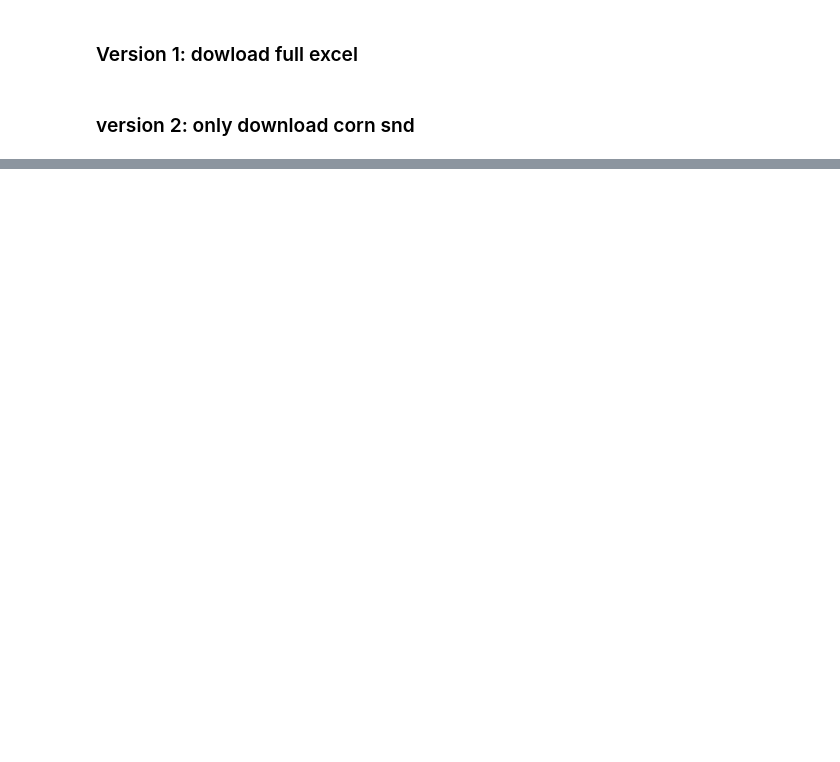
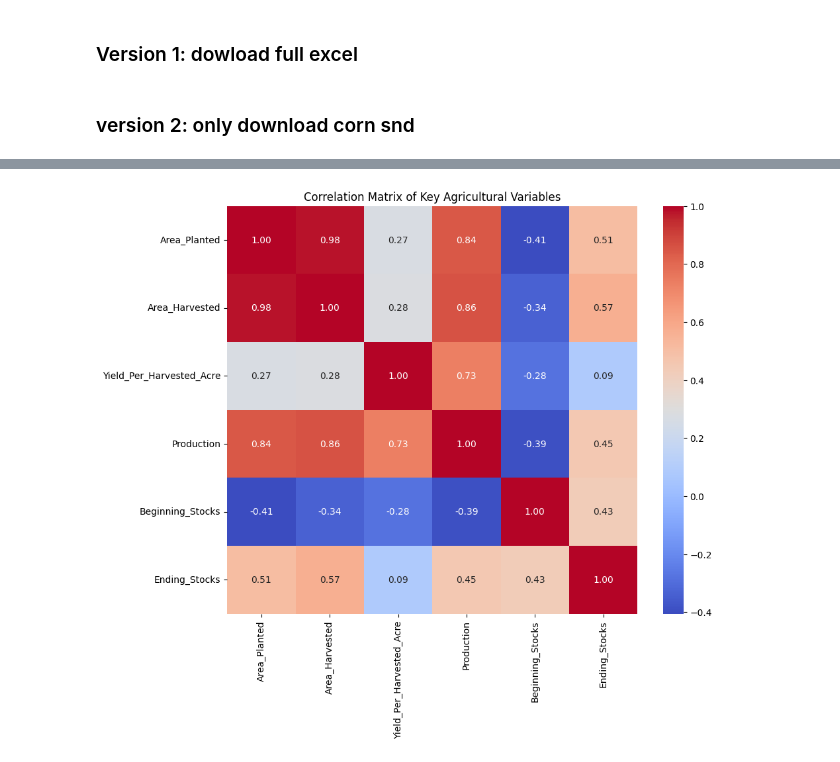
Before and after one commit to Jamie-Kennedy98/snd-forecast, a Jupyter notebook: testing.ipynb, the cells around one changed output, grey strips where cells are left out. Cells and saved outputs as stored; diff of their text form; code cells hidden in the pictures; blank space fills up the shorter version.

```diff
--- a/testing.ipynb
+++ b/testing.ipynb
@@ -112,0 +358,11 @@ for page in range(1, number_of_pages + 1):
+# %%
+# Correlation analysis
+correlation_matrix = df_cleaned[variables_to_plot].corr()
+
+# Plotting the correlation matrix
+plt.figure(figsize=(10, 8))
+sns.heatmap(correlation_matrix, annot=True, cmap='coolwarm', fmt=".2f")
+plt.title('Correlation Matrix of Key Agricultural Variables')
+plt.show()
+# %% [output]
+[figure, added]
```
Also changed, not shown: parts of 21 cells of this notebook, 1 other file.
